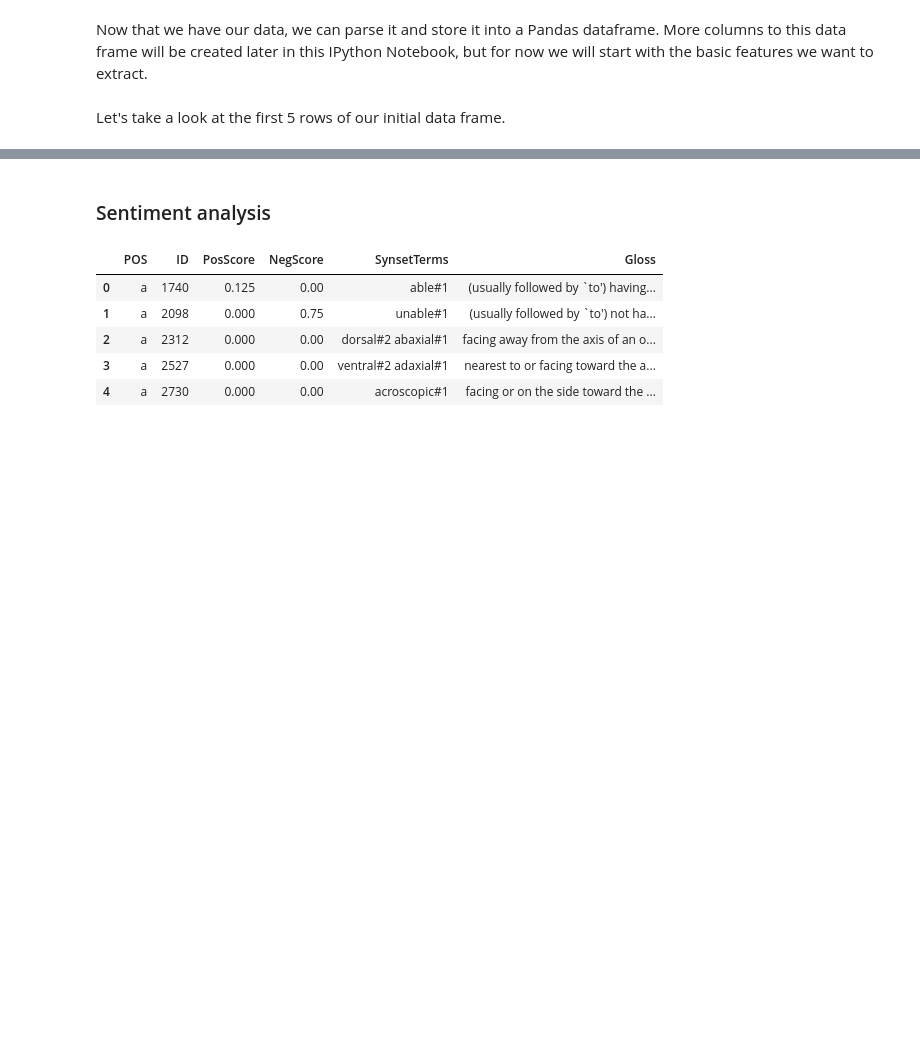
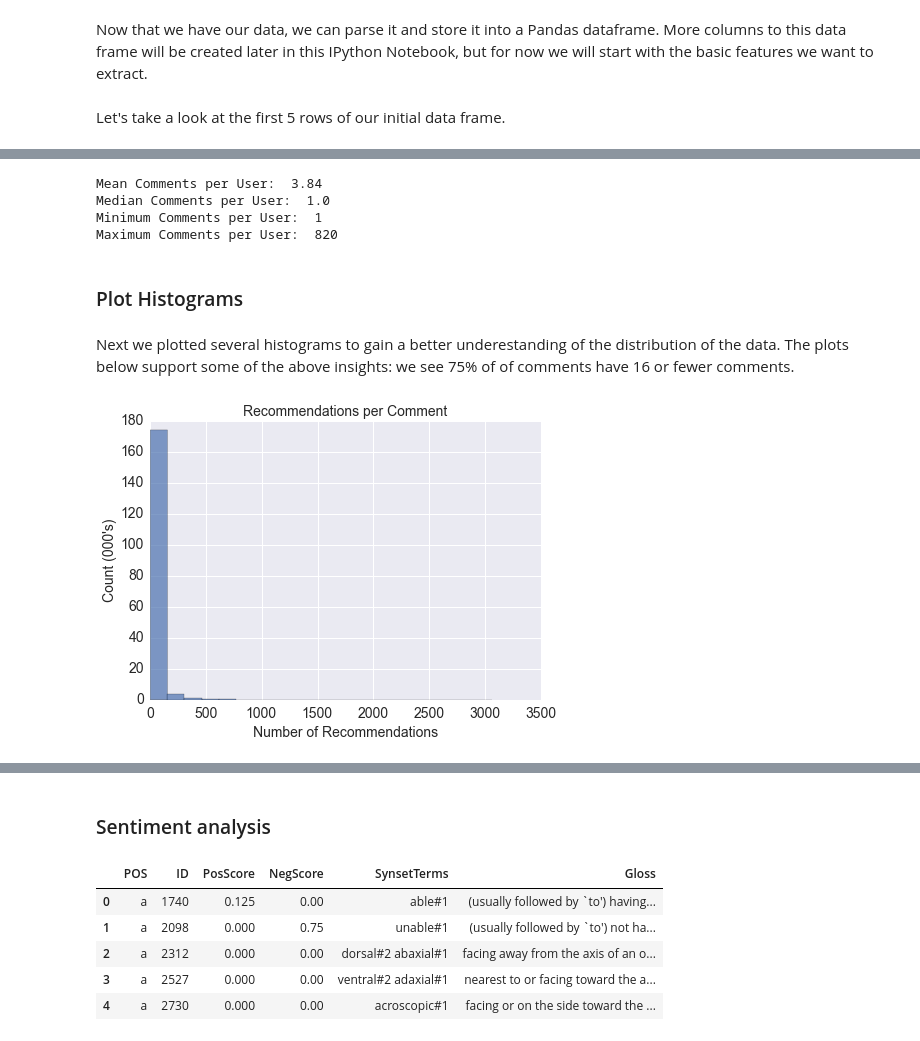
Before and after one commit to CS109-comment/NYTimes-Comment-Popularity-Prediction, a Jupyter notebook: AJ going through notebook to make final edits.ipynb, the cells around one changed output, grey strips where cells are left out. Drawn from its saved outputs; the diff is of its cells as text; code cells hidden in the pictures; blank space fills up the shorter version.

```diff
--- a/AJ going through notebook to make final edits.ipynb
+++ b/AJ going through notebook to make final edits.ipynb
@@ -379,0 +295,39 @@ We use a variety of features, including
+# %%
+# Investigate number of comments per user
+groupByUser = commentsdf.groupby("userID")
+commentsPerUser = [i for i in groupByUser.count().commentID]
+print "Mean Comments per User: ", np.round(np.mean(commentsPerUser),decimals=2)
+print "Median Comments per User: ", np.median(commentsPerUser)
+print "Minimum Comments per User: ", min(commentsPerUser)
+print "Maximum Comments per User: ", max(commentsPerUser)
+# %% [output]
+Mean Comments per User:  3.84
+Median Comments per User:  1.0
+Minimum Comments per User:  1
+Maximum Comments per User:  820
+# %% [markdown]
+### Plot Histograms
+# %% [markdown]
+Next we plotted several histograms to gain a better underestanding of the distribution of the data. The plots below support some of the above insights: we see 75% of of comments have 16 or fewer comments.
+# %%
+# Plot histogram of number of recommendations a comment receives
+
+# Format Y axis to remove 000's
+def thousands(x, pos):
+    'The two args are the value and tick position'
+    return '%1.f' % (x*1e-3)
+
+formatter = FuncFormatter(thousands)
+
+# Plot
+fig,ax = plt.subplots(nrows=1, ncols=1, figsize=(7,5))
+ax.yaxis.set_major_formatter(formatter)
+plt.hist(commentsdf["recommendationCount"],alpha = .7, bins = 20)
+plt.title("Recommendations per Comment", fontsize=14)
+plt.ylabel("Count (000's)", fontsize=14)
+plt.xlabel("Number of Recommendations", fontsize=14)
+plt.xticks(fontsize=14)
+plt.yticks(fontsize=14)
+plt.show()
+# %% [output]
+[figure, added]
```
Also changed, not shown: parts of 47 cells of this notebook.
